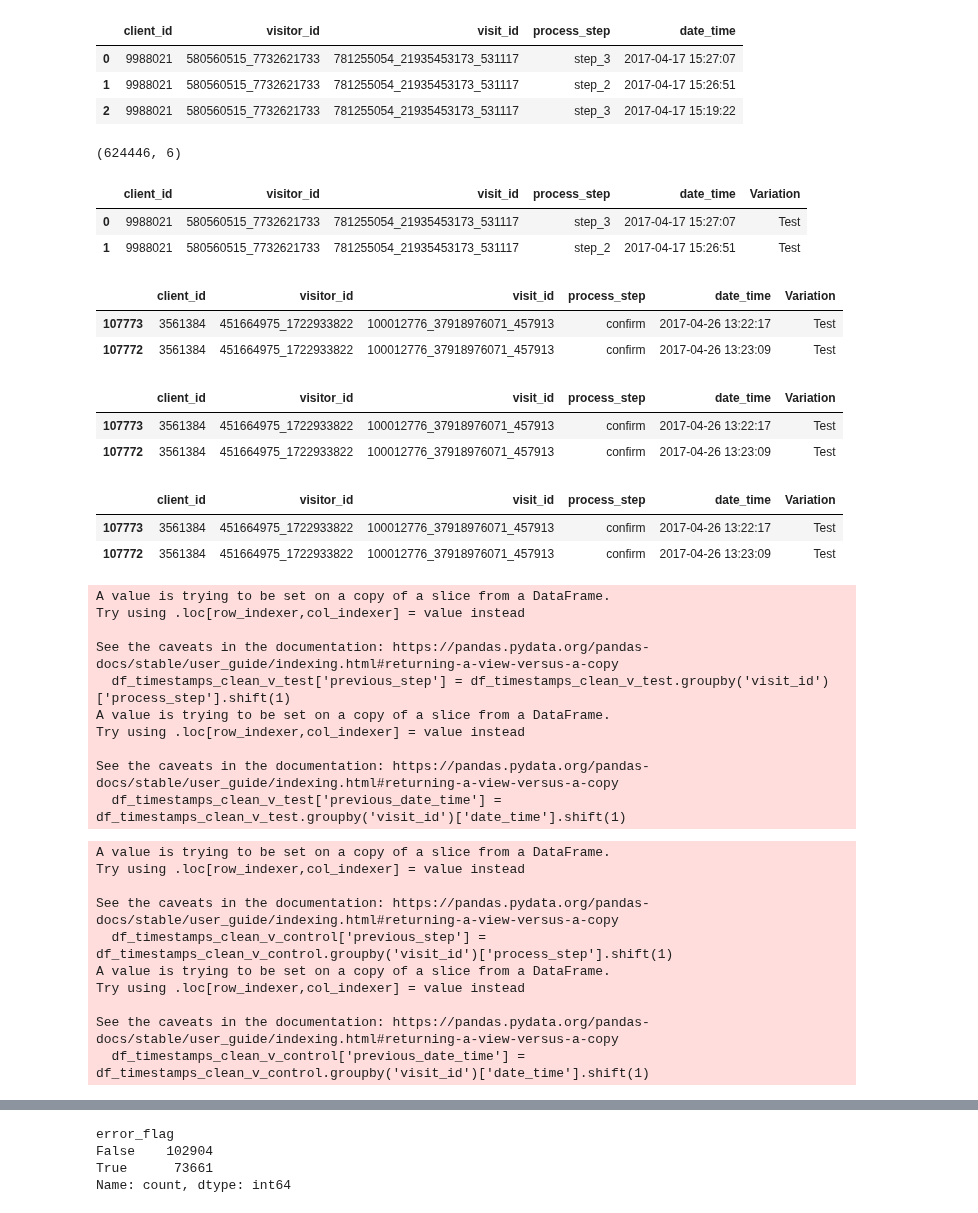
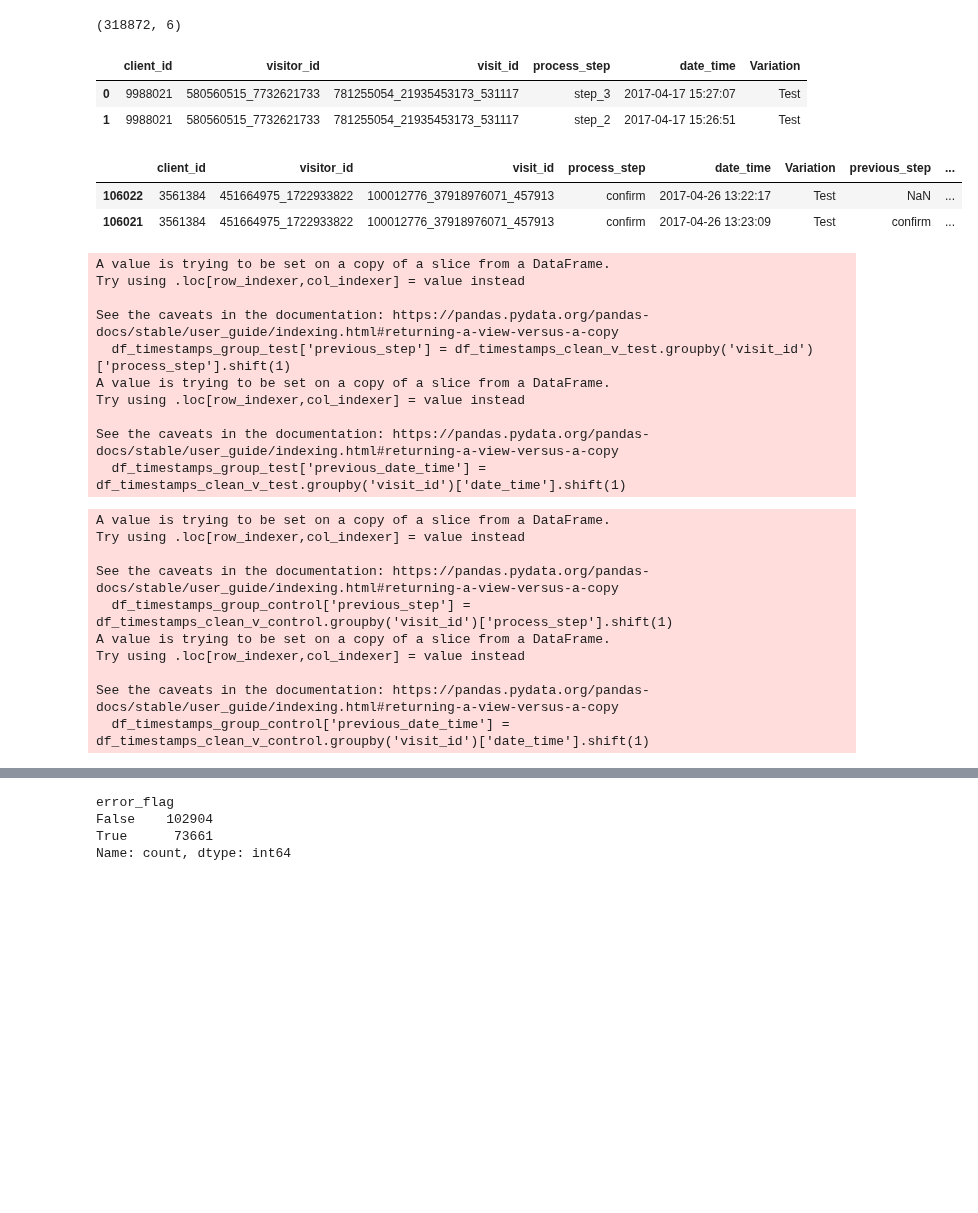
Before and after one commit to SunMax44/vanguard-ab-test, a Jupyter notebook: KPI_Hyp_Testing_timespent_and_errorcases.ipynb, the cells around one changed output, grey strips where cells are left out. Cells and saved outputs as stored; diff of their text form; code cells hidden in the pictures; blank space fills up the shorter version.

Commit message:
cleanup timespent_errorcases

```diff
--- a/KPI_Hyp_Testing_timespent_and_errorcases.ipynb
+++ b/KPI_Hyp_Testing_timespent_and_errorcases.ipynb
@@ -6,25 +7,15 @@ import numpy as np
-# %%
-### OLD VERSION
-# Load the CSV file from the data folder in the repo
-df_timestamps = pd.read_csv('cleaned_data/df_final_web_data_cc_clean.csv')
-
-# Display the DataFrame
-df_timestamps.head(3)
-# %% [output]
-|  | client_id | visitor_id | visit_id | process_step | date_time |
-| 0 | 9988021 | 580560515_7732621733 | 781255054_21935453173_531117 | step_3 | 2017-04-17 15:27:07 |
-| 1 | 9988021 | 580560515_7732621733 | 781255054_21935453173_531117 | step_2 | 2017-04-17 15:26:51 |
-| 2 | 9988021 | 580560515_7732621733 | 781255054_21935453173_531117 | step_3 | 2017-04-17 15:19:22 |
 # %%
 ### CURRENT VERSION
 
 # Load the CSV file from the data folder in the repo
-df_timestamps_clean = pd.read_csv('cleaned_data/df_web_ex_cleaned_part2_visitor_ids.csv')
+df_timestamps = pd.read_csv('cleaned_data/data_web_exp.csv')
 
 # Display the DataFrame
-df_timestamps_clean.shape
+df_timestamps.shape
 # %% [output]
-(624446, 6)
+(318872, 6)
 # %%
-df_timestamps_clean['date_time'] = pd.to_datetime(df_timestamps_clean['date_time'])
+# Converting into datetime for later calculation
+
+df_timestamps['date_time'] = pd.to_datetime(df_timestamps_clean['date_time'])
 # %%
@@ -34,10 +25,13 @@ df_timestamps_clean.head(2)
 | 0 | 9988021 | 580560515_7732621733 | 781255054_21935453173_531117 | step_3 | 2017-04-17 15:27:07 | Test |
 | 1 | 9988021 | 580560515_7732621733 | 781255054_21935453173_531117 | step_2 | 2017-04-17 15:26:51 | Test |
 # %%
-df_timestamps_clean = df_timestamps_clean.sort_values(by=['visit_id', 'date_time'])
+# Sorting values first by visit and then by time, to have timestamps of the same visit id group
+# and the time in a single advancing direction
+
+df_timestamps = df_timestamps.sort_values(by=['visit_id', 'date_time'])
 # %%
-df_timestamps_clean.head(2)
+df_timestamps.head(2)
 # %% [output]
-|  | client_id | visitor_id | visit_id | process_step | date_time | Variation |
-| 107773 | 3561384 | 451664975_1722933822 | 100012776_37918976071_457913 | confirm | 2017-04-26 13:22:17 | Test |
-| 107772 | 3561384 | 451664975_1722933822 | 100012776_37918976071_457913 | confirm | 2017-04-26 13:23:09 | Test |
+|  | client_id | visitor_id | visit_id | process_step | date_time | Variation | previous_step | ... |
+| 106022 | 3561384 | 451664975_1722933822 | 100012776_37918976071_457913 | confirm | 2017-04-26 13:22:17 | Test | NaN | ... |
+| 106021 | 3561384 | 451664975_1722933822 | 100012776_37918976071_457913 | confirm | 2017-04-26 13:23:09 | Test | confirm | ... |
@@ -46,9 +38,3 @@ df_timestamps_clean = df_timestamps_clean.dropna(subset=['Variation'])
-# %%
-df_timestamps_clean.head(2)
-# %% [output]
-|  | client_id | visitor_id | visit_id | process_step | date_time | Variation |
-| 107773 | 3561384 | 451664975_1722933822 | 100012776_37918976071_457913 | confirm | 2017-04-26 13:22:17 | Test |
-| 107772 | 3561384 | 451664975_1722933822 | 100012776_37918976071_457913 | confirm | 2017-04-26 13:23:09 | Test |
 # %%
 ### Filtering DF for only Test group customers
 
@@ -60,6 +45,0 @@ df_timestamps_clean_v_control = df_timestamps_clean[(df_timestamps_clean['Variat
-# %%
-df_timestamps_clean_v_test.head(2)
-# %% [output]
-|  | client_id | visitor_id | visit_id | process_step | date_time | Variation |
-| 107773 | 3561384 | 451664975_1722933822 | 100012776_37918976071_457913 | confirm | 2017-04-26 13:22:17 | Test |
-| 107772 | 3561384 | 451664975_1722933822 | 100012776_37918976071_457913 | confirm | 2017-04-26 13:23:09 | Test |
@@ -73,29 +51,29 @@ df_timestamps_clean['previous_date_time'] = df_timestamps_clean.groupby('visit_i
 # %%
-df_timestamps_clean_v_test['previous_step'] = df_timestamps_clean_v_test.groupby('visit_id')['process_step'].shift(1)
-df_timestamps_clean_v_test['previous_date_time'] = df_timestamps_clean_v_test.groupby('visit_id')['date_time'].shift(1)
+df_timestamps_group_test['previous_step'] = df_timestamps_clean_v_test.groupby('visit_id')['process_step'].shift(1)
+df_timestamps_group_test['previous_date_time'] = df_timestamps_clean_v_test.groupby('visit_id')['date_time'].shift(1)
 # %% [output]
 A value is trying to be set on a copy of a slice from a DataFrame.
 Try using .loc[row_indexer,col_indexer] = value instead
 
 See the caveats in the documentation: https://pandas.pydata.org/pandas-docs/stable/user_guide/indexing.html#returning-a-view-versus-a-copy
-  df_timestamps_clean_v_test['previous_step'] = df_timestamps_clean_v_test.groupby('visit_id')['process_step'].shift(1)
+  df_timestamps_group_test['previous_step'] = df_timestamps_clean_v_test.groupby('visit_id')['process_step'].shift(1)
 A value is trying to be set on a copy of a slice from a DataFrame.
 Try using .loc[row_indexer,col_indexer] = value instead
 
 See the caveats in the documentation: https://pandas.pydata.org/pandas-docs/stable/user_guide/indexing.html#returning-a-view-versus-a-copy
-  df_timestamps_clean_v_test['previous_date_time'] = df_timestamps_clean_v_test.groupby('visit_id')['date_time'].shift(1)
+  df_timestamps_group_test['previous_date_time'] = df_timestamps_clean_v_test.groupby('visit_id')['date_time'].shift(1)
 # %%
-df_timestamps_clean_v_control['previous_step'] = df_timestamps_clean_v_control.groupby('visit_id')['process_step'].shift(1)
-df_timestamps_clean_v_control['previous_date_time'] = df_timestamps_clean_v_control.groupby('visit_id')['date_time'].shift(1)
+df_timestamps_group_control['previous_step'] = df_timestamps_clean_v_control.groupby('visit_id')['process_step'].shift(1)
+df_timestamps_group_control['previous_date_time'] = df_timestamps_clean_v_control.groupby('visit_id')['date_time'].shift(1)
 # %% [output]
 A value is trying to be set on a copy of a slice from a DataFrame.
 Try using .loc[row_indexer,col_indexer] = value instead
 
 See the caveats in the documentation: https://pandas.pydata.org/pandas-docs/stable/user_guide/indexing.html#returning-a-view-versus-a-copy
-  df_timestamps_clean_v_control['previous_step'] = df_timestamps_clean_v_control.groupby('visit_id')['process_step'].shift(1)
+  df_timestamps_group_control['previous_step'] = df_timestamps_clean_v_control.groupby('visit_id')['process_step'].shift(1)
 A value is trying to be set on a copy of a slice from a DataFrame.
 Try using .loc[row_indexer,col_indexer] = value instead
 
 See the caveats in the documentation: https://pandas.pydata.org/pandas-docs/stable/user_guide/indexing.html#returning-a-view-versus-a-copy
-  df_timestamps_clean_v_control['previous_date_time'] = df_timestamps_clean_v_control.groupby('visit_id')['date_time'].shift(1)
+  df_timestamps_group_control['previous_date_time'] = df_timestamps_clean_v_control.groupby('visit_id')['date_time'].shift(1)
 # %%
```
Also changed, not shown: parts of 27 cells of this notebook.
